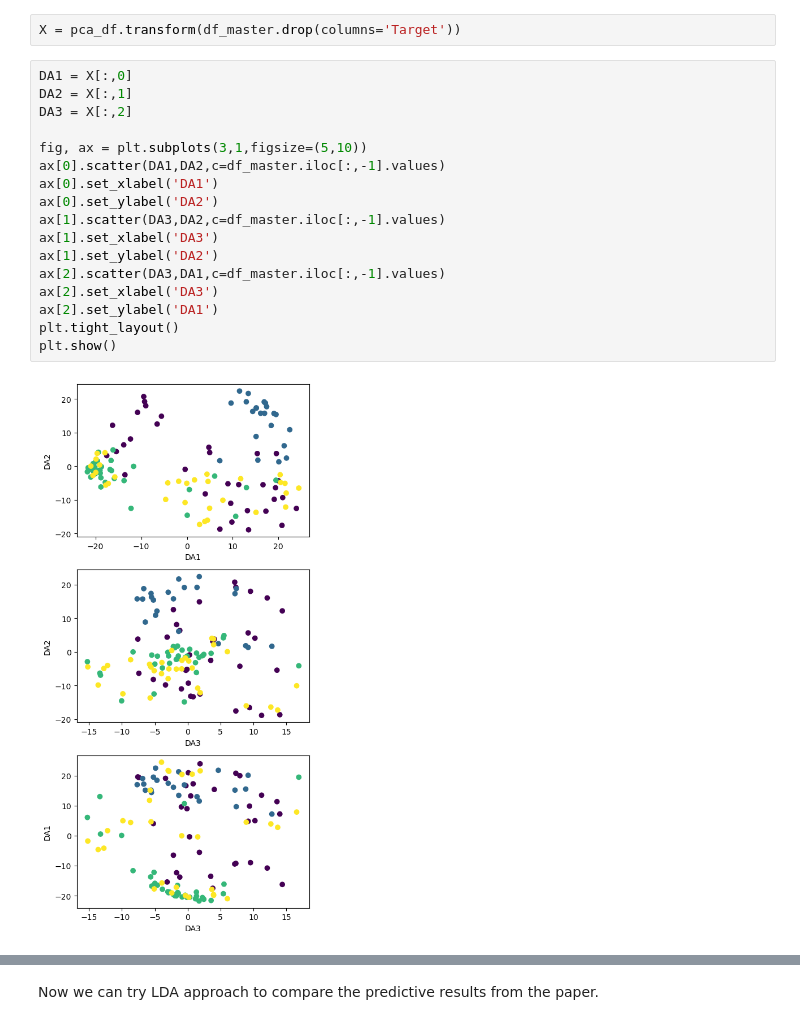
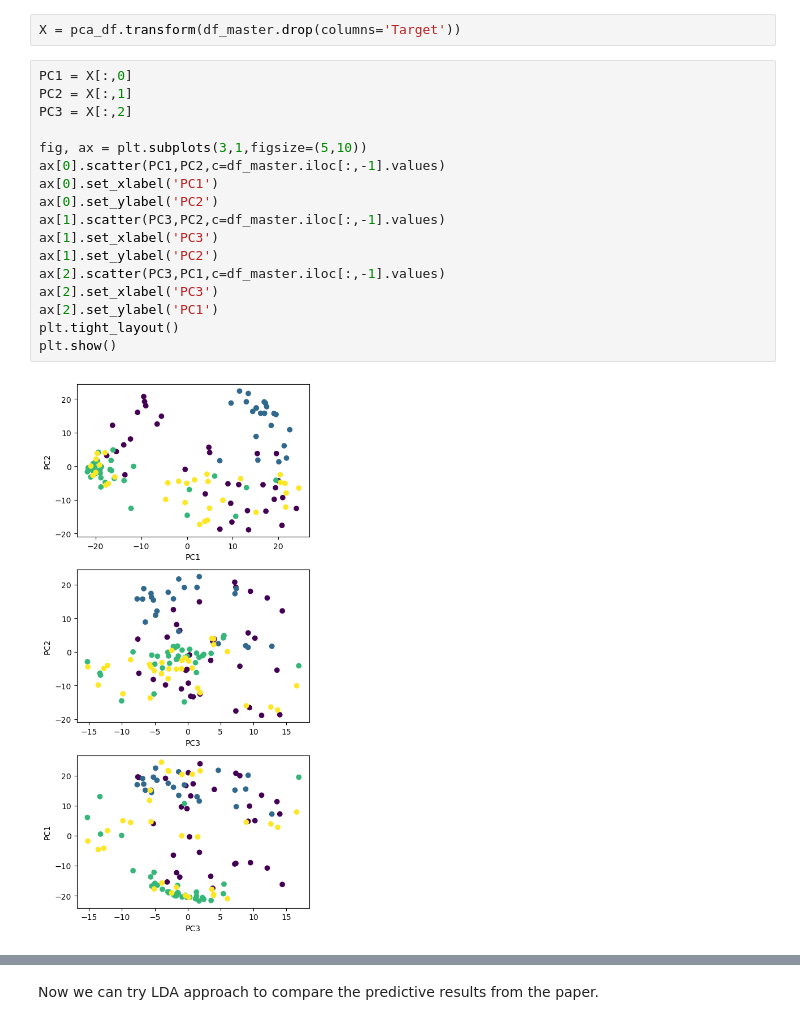
Before and after one commit to kpark11/Springboard, a Jupyter notebook: Capstone-Project/SERS_Raman_Pancreatic_Cancer/SERS_Raman_Pancreatic_Cancer.ipynb, the cells around one changed output, grey strips where cells are left out. Cells and saved outputs as stored; diff of their text form.

```diff
--- a/Capstone-Project/SERS_Raman_Pancreatic_Cancer/SERS_Raman_Pancreatic_Cancer.ipynb
+++ b/Capstone-Project/SERS_Raman_Pancreatic_Cancer/SERS_Raman_Pancreatic_Cancer.ipynb
@@ -534,23 +534,23 @@ pca_df = PCA(n_components=20).fit(df_master.drop(columns='Target'))
 # %%
 X = pca_df.transform(df_master.drop(columns='Target'))
 # %%
-DA1 = X[:,0]
-DA2 = X[:,1]
-DA3 = X[:,2]
+PC1 = X[:,0]
+PC2 = X[:,1]
+PC3 = X[:,2]
 
 fig, ax = plt.subplots(3,1,figsize=(5,10))
-ax[0].scatter(DA1,DA2,c=df_master.iloc[:,-1].values)
-ax[0].set_xlabel('DA1')
-ax[0].set_ylabel('DA2')
-ax[1].scatter(DA3,DA2,c=df_master.iloc[:,-1].values)
-ax[1].set_xlabel('DA3')
-ax[1].set_ylabel('DA2')
-ax[2].scatter(DA3,DA1,c=df_master.iloc[:,-1].values)
-ax[2].set_xlabel('DA3')
-ax[2].set_ylabel('DA1')
+ax[0].scatter(PC1,PC2,c=df_master.iloc[:,-1].values)
+ax[0].set_xlabel('PC1')
+ax[0].set_ylabel('PC2')
+ax[1].scatter(PC3,PC2,c=df_master.iloc[:,-1].values)
+ax[1].set_xlabel('PC3')
+ax[1].set_ylabel('PC2')
+ax[2].scatter(PC3,PC1,c=df_master.iloc[:,-1].values)
+ax[2].set_xlabel('PC3')
+ax[2].set_ylabel('PC1')
 plt.tight_layout()
 plt.show()
 # %% [output]
-[figure, old version]
+[figure, new version]
 # %%
 ax = plt.figure(figsize=(5,5)).add_subplot(projection='3d')
```
Also changed, not shown: parts of 9 cells of this notebook, 7 other files.
